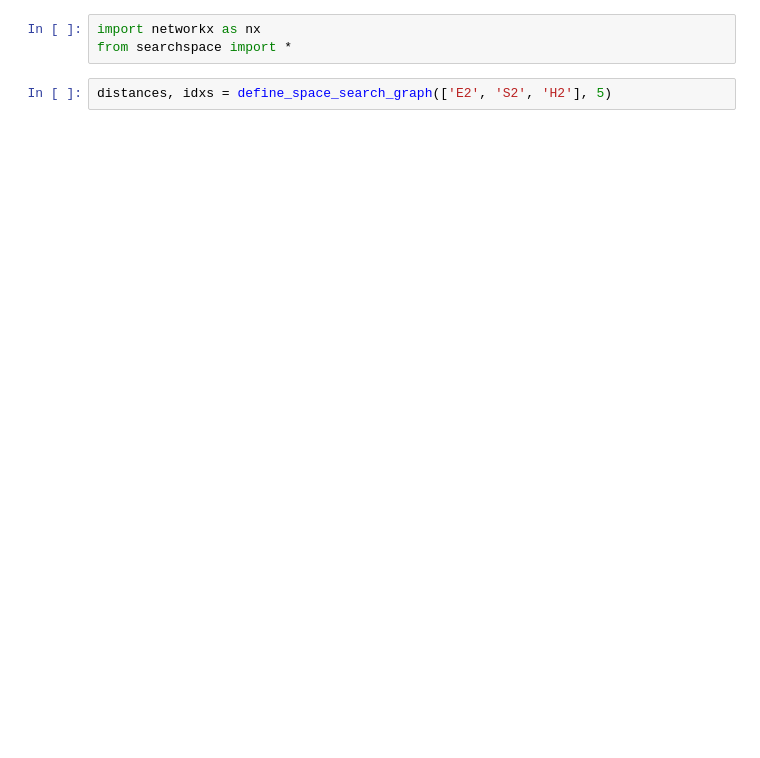
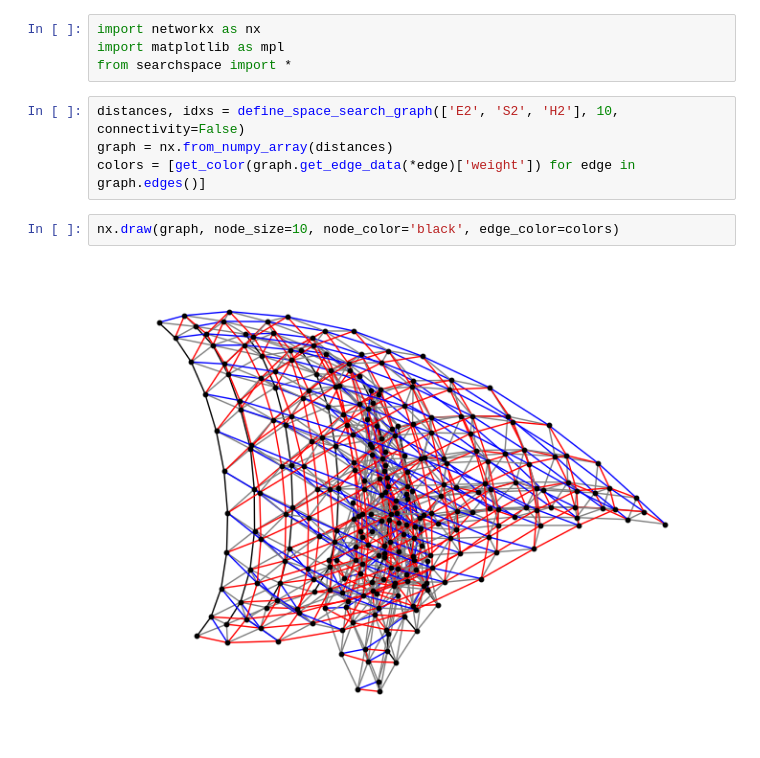
Before and after one commit to ae-bii/neural-geometry, a Jupyter notebook: searchspace.ipynb, the cells around one changed output. Drawn from its saved outputs; the diff is of its cells as text; blank space fills up the shorter version.

```diff
--- a/searchspace.ipynb
+++ b/searchspace.ipynb
@@ -1,6 +1,13 @@
 # %%
 import networkx as nx
+import matplotlib as mpl
 from searchspace import *
-# %%
-distances, idxs = define_space_search_graph(['E2', 'S2', 'H2'], 5)
+# %%
+distances, idxs = define_space_search_graph(['E2', 'S2', 'H2'], 10, connectivity=False)
+graph = nx.from_numpy_array(distances)
+colors = [get_color(graph.get_edge_data(*edge)['weight']) for edge in graph.edges()]
+# %%
+nx.draw(graph, node_size=10, node_color='black', edge_color=colors)
+# %% [output]
+[figure, added]
 # %%
```
Also changed, not shown: parts of 1 cell of this notebook, 2 other files.
